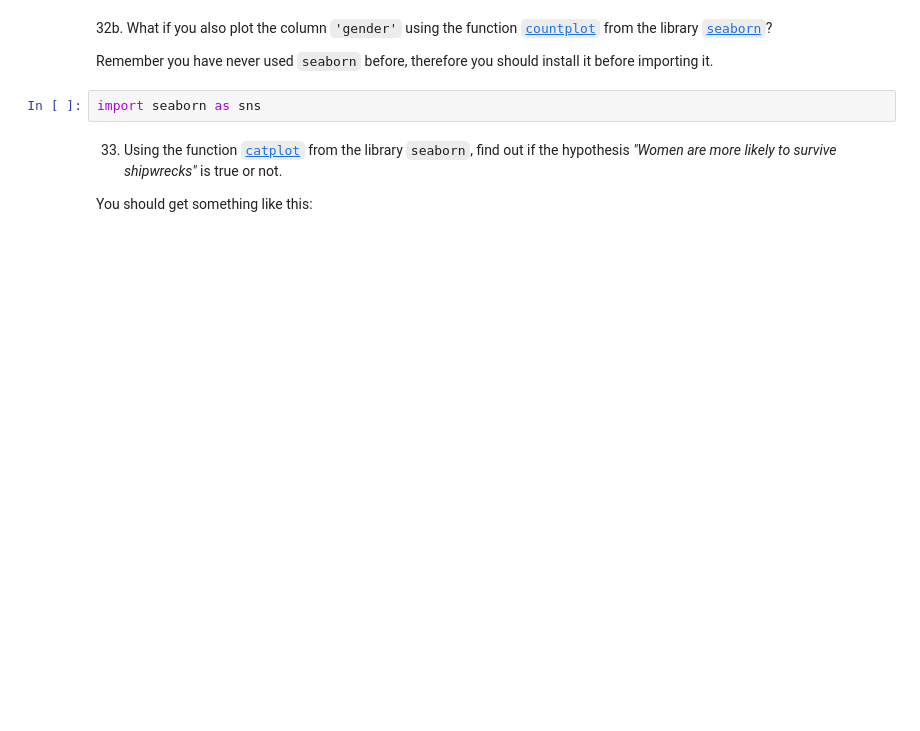
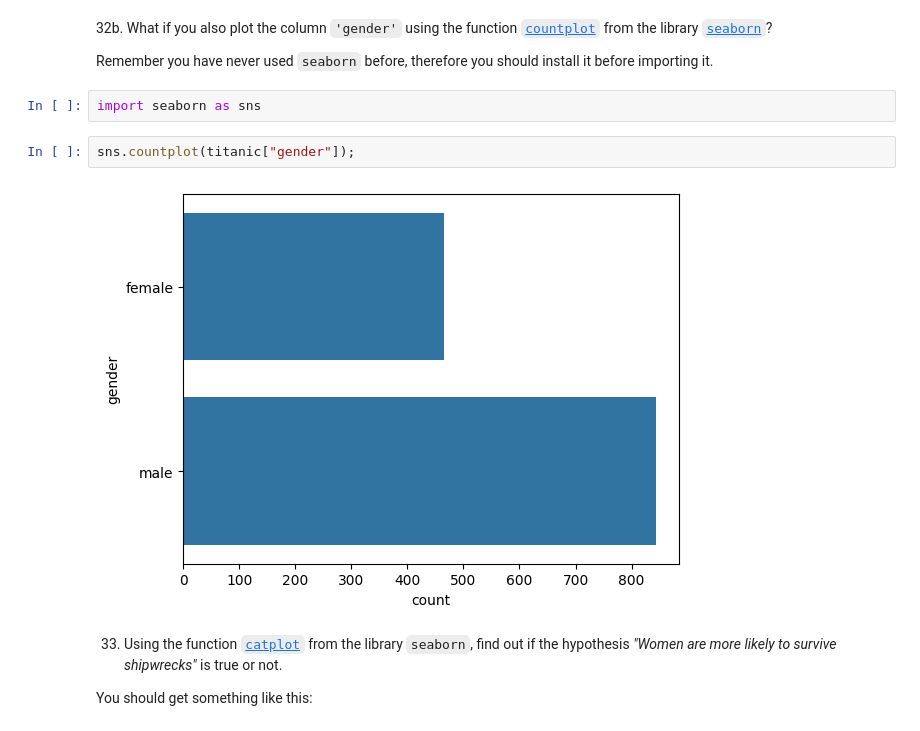
Before and after one commit to hey-hector/2026-02-BILBAO-FT-Data-Science, a Jupyter notebook: 2-Data_Analysis/2-Pandas/Practica/7-Titanic/Titanic-exercise_Hector.ipynb, the cells around one changed output. Saved outputs shown, nothing was run; the diff lists cells and outputs as text; blank space fills up the shorter version.

```diff
--- a/2-Data_Analysis/2-Pandas/Practica/7-Titanic/Titanic-exercise_Hector.ipynb
+++ b/2-Data_Analysis/2-Pandas/Practica/7-Titanic/Titanic-exercise_Hector.ipynb
@@ -534,6 +705,10 @@ import matplotlib.pyplot as plt
 Remember you have never used `seaborn` before, therefore you should install it before importing it.
 # %%
 import seaborn as sns
+# %%
+sns.countplot(titanic["gender"]);
+# %% [output]
+[figure, added]
 # %% [markdown]
 33. Using the function [`catplot`](https://seaborn.pydata.org/generated/seaborn.catplot.html) from the library `seaborn`, find out if the hypothesis _"Women are more likely to survive shipwrecks"_ is true or not.
 
```
Also changed, not shown: parts of 27 cells of this notebook, 1 other file.
